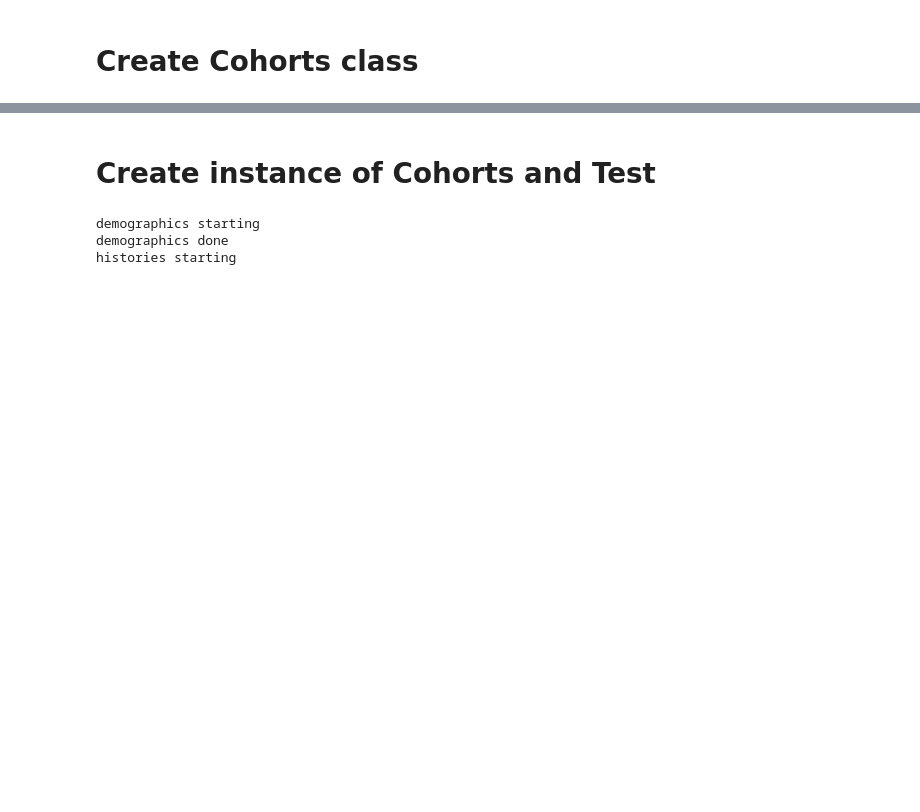
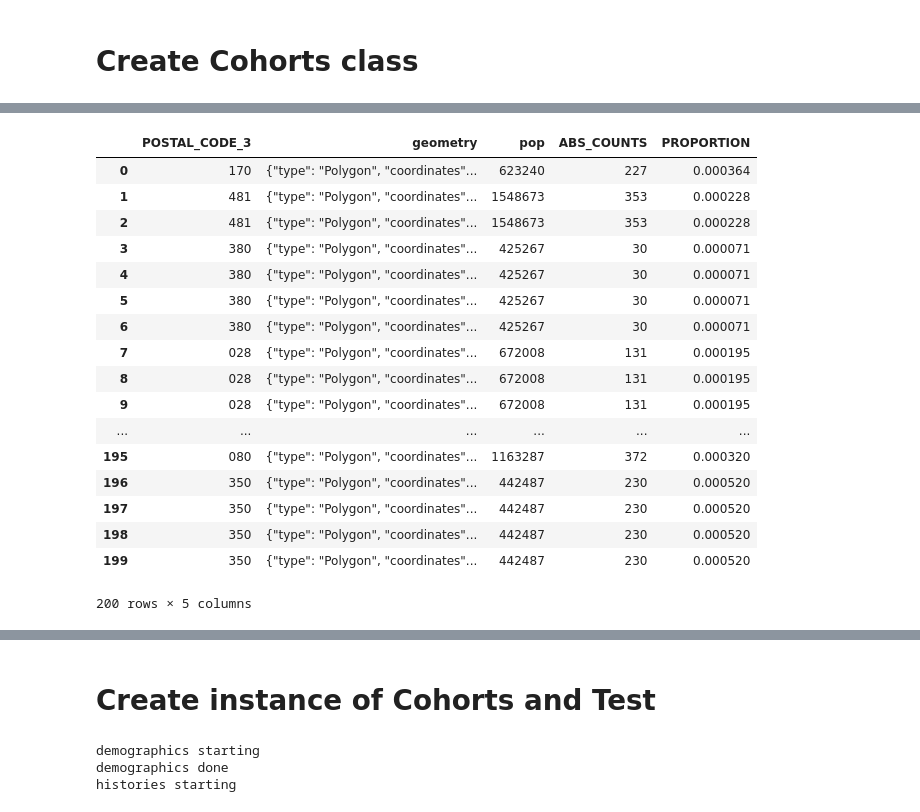
Before and after one commit to pixiedust/pixiedust_health, a Jupyter notebook: cohorts_notebook.ipynb, the cells around one changed output, grey strips where cells are left out. Cells and saved outputs as stored; diff of their text form; code cells hidden in the pictures; blank space fills up the shorter version.

```diff
--- a/cohorts_notebook.ipynb
+++ b/cohorts_notebook.ipynb
@@ -316,0 +736,2 @@ class Cohorts:
+# %%
+pos_demos_merged = pos_demos_merged.drop_duplicates(subset='POSTAL_CODE_3', keep="first")
@@ -316,0 +758,21 @@ class Cohorts:
+# %%
+from pixiedust.display import *
+import json
+import requests
+def getzip3geo(zip3df, zip3dfzipcol):
+    queryurl = "https://opendata.cloudant.com/zip3-us/_design/views/_view/zip"
+    queryurl += "?limit=200&reduce=false&include_docs=true&keys="
+    q = (','.join('"' + str(item) + '"' for item in zip3df[zip3dfzipcol].unique()))
+    q = '[' + q + ']'
+    queryurl += q
+    res = requests.get(queryurl)
+    resj = res.json()
+    docs = []
+    for row in resj['rows']:
+        docs.append({ zip3dfzipcol:row['doc']['properties']['ZIP'],
+                     'pop':row['doc']['properties']['POP'],
+                     'geometry':json.dumps(row['doc']['geometry'])})
+
+    geodf = pd.DataFrame(docs)
+    geodf = pd.merge(geodf, zip3df, on=zip3dfzipcol)
+    return geodf
@@ -316,0 +781,26 @@ class Cohorts:
+# %%
+geodf = getzip3geo(pos_demos_merged,'POSTAL_CODE_3')
+#geodf
+# %%
+geodf['PROPORTION'] = geodf.apply(lambda row: float(row['ABS_COUNTS'])/float(row['pop']), axis=1)
+# %%
+geodf
+# %% [output]
+|  | POSTAL_CODE_3 | geometry | pop | ABS_COUNTS | PROPORTION |
+| 0 | 170 | {"type": "Polygon", "coordinates"... | 623240 | 227 | 0.000364 |
+| 1 | 481 | {"type": "Polygon", "coordinates"... | 1548673 | 353 | 0.000228 |
+| 2 | 481 | {"type": "Polygon", "coordinates"... | 1548673 | 353 | 0.000228 |
+| 3 | 380 | {"type": "Polygon", "coordinates"... | 425267 | 30 | 0.000071 |
+| 4 | 380 | {"type": "Polygon", "coordinates"... | 425267 | 30 | 0.000071 |
+| 5 | 380 | {"type": "Polygon", "coordinates"... | 425267 | 30 | 0.000071 |
+| 6 | 380 | {"type": "Polygon", "coordinates"... | 425267 | 30 | 0.000071 |
+| 7 | 028 | {"type": "Polygon", "coordinates"... | 672008 | 131 | 0.000195 |
+| 8 | 028 | {"type": "Polygon", "coordinates"... | 672008 | 131 | 0.000195 |
+| 9 | 028 | {"type": "Polygon", "coordinates"... | 672008 | 131 | 0.000195 |
+| ... | ... | ... | ... | ... | ... |
+| 195 | 080 | {"type": "Polygon", "coordinates"... | 1163287 | 372 | 0.000320 |
+| 196 | 350 | {"type": "Polygon", "coordinates"... | 442487 | 230 | 0.000520 |
+| 197 | 350 | {"type": "Polygon", "coordinates"... | 442487 | 230 | 0.000520 |
+| 198 | 350 | {"type": "Polygon", "coordinates"... | 442487 | 230 | 0.000520 |
+| 199 | 350 | {"type": "Polygon", "coordinates"... | 442487 | 230 | 0.000520 |
+200 rows × 5 columns
```
Also changed, not shown: parts of 69 cells of this notebook.
